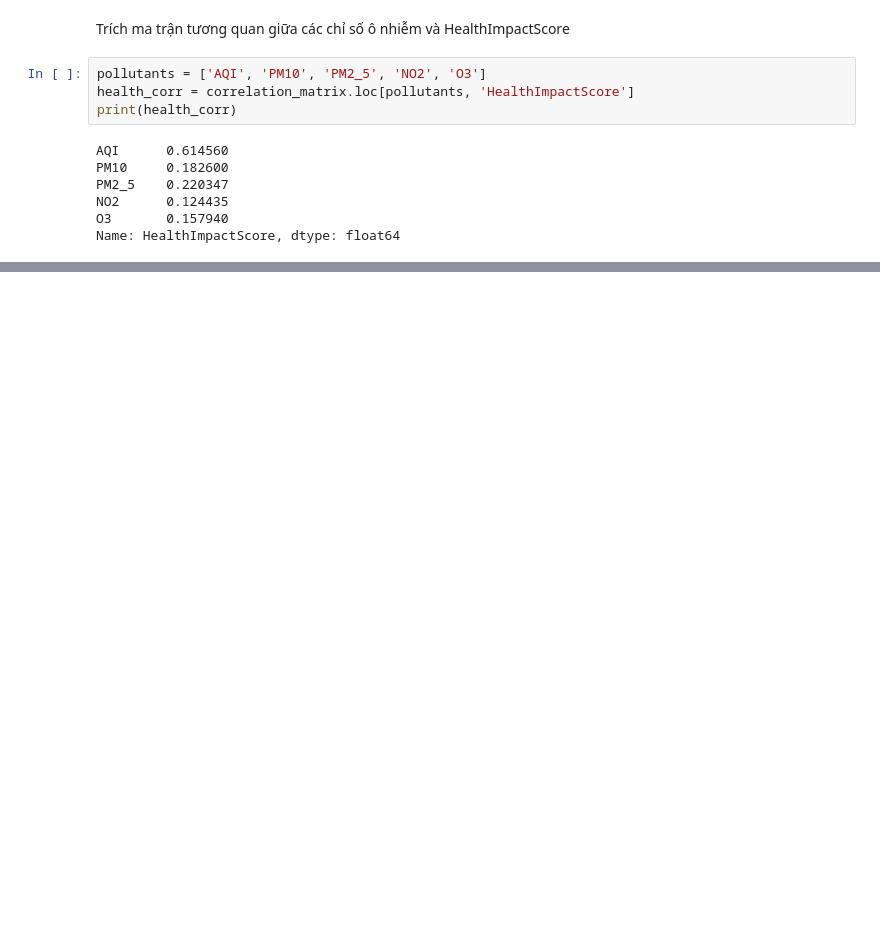
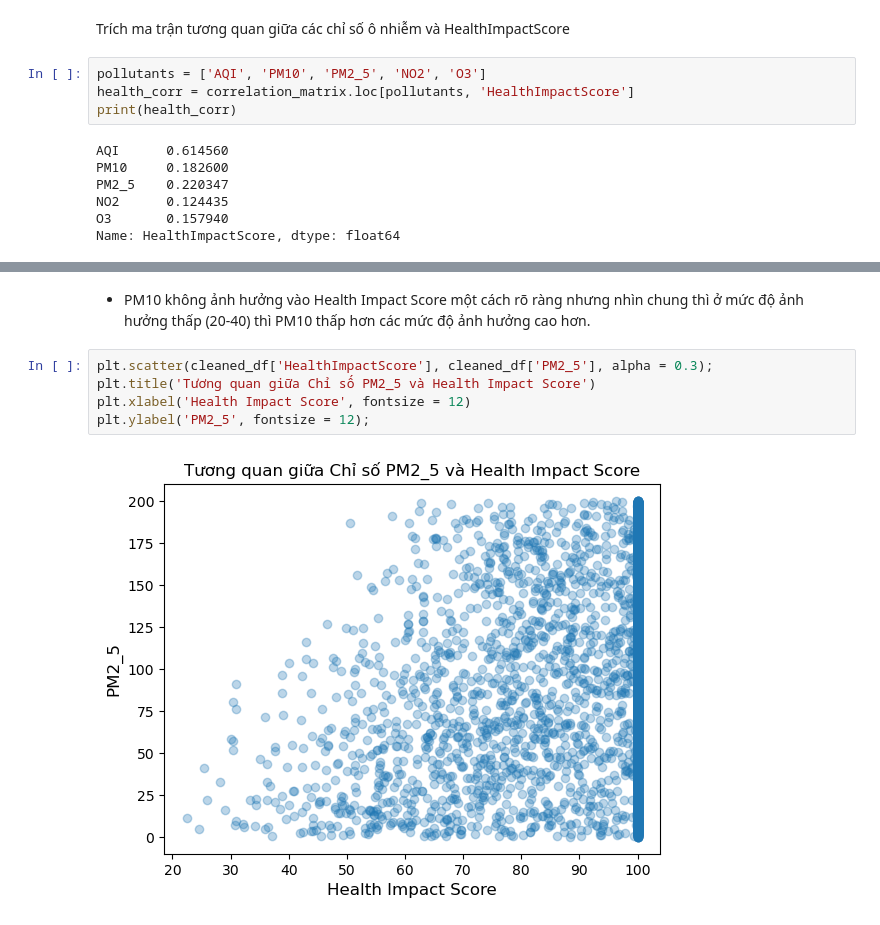
Before and after one commit to vng08/Air-Quality-and-Health-Impact, a Jupyter notebook: Analysing.ipynb, the cells around one changed output, grey strips where cells are left out. Saved outputs shown, nothing was run; the diff lists cells and outputs as text; blank space fills up the shorter version.

```diff
--- a/Analysing.ipynb
+++ b/Analysing.ipynb
@@ -152,0 +171,9 @@ Tương quan dương yếu, cho thấy ozone mặt đất có tác động tiêu
+# %% [markdown]
+- PM10 không ảnh hưởng vào Health Impact Score một cách rõ ràng nhưng nhìn chung thì ở mức độ ảnh hưởng thấp (20-40) thì PM10 thấp hơn các mức độ ảnh hưởng cao hơn.
+# %%
+plt.scatter(cleaned_df['HealthImpactScore'], cleaned_df['PM2_5'], alpha = 0.3);
+plt.title('Tương quan giữa Chỉ số PM2_5 và Health Impact Score')
+plt.xlabel('Health Impact Score', fontsize = 12)
+plt.ylabel('PM2_5', fontsize = 12);
+# %% [output]
+[figure, added]
```
Also changed, not shown: parts of 21 cells of this notebook.
